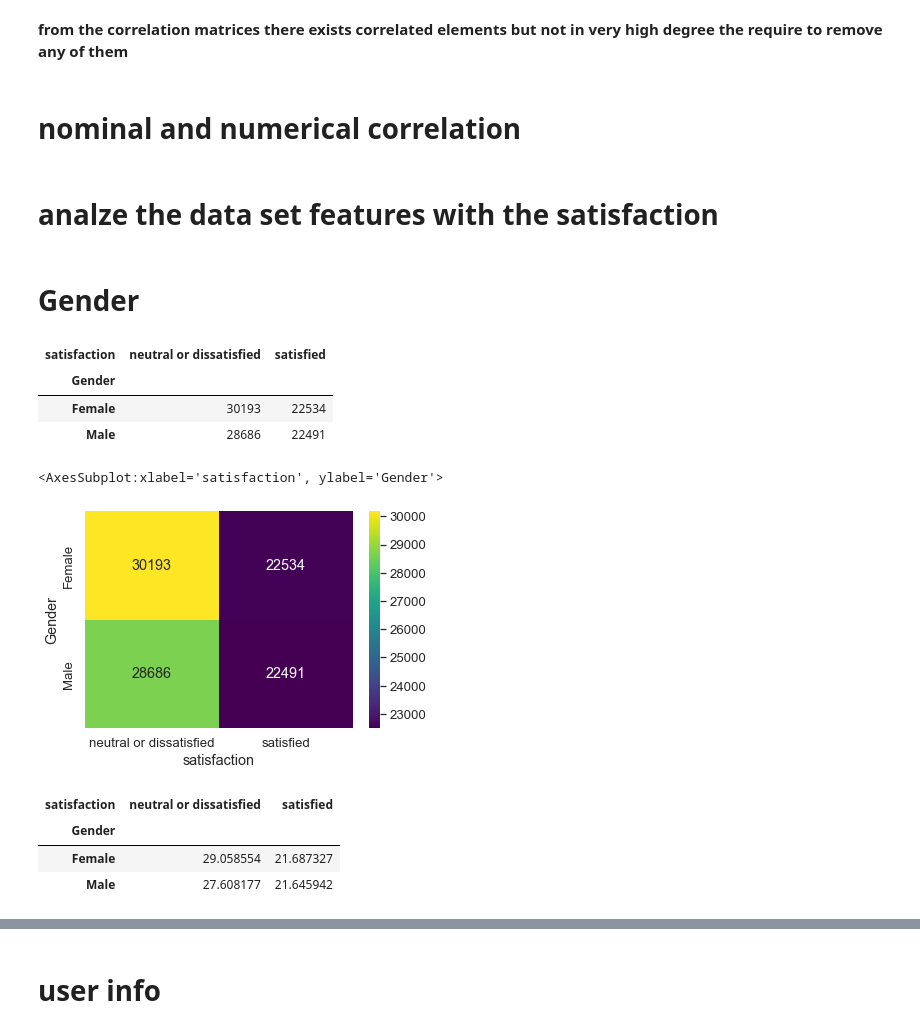
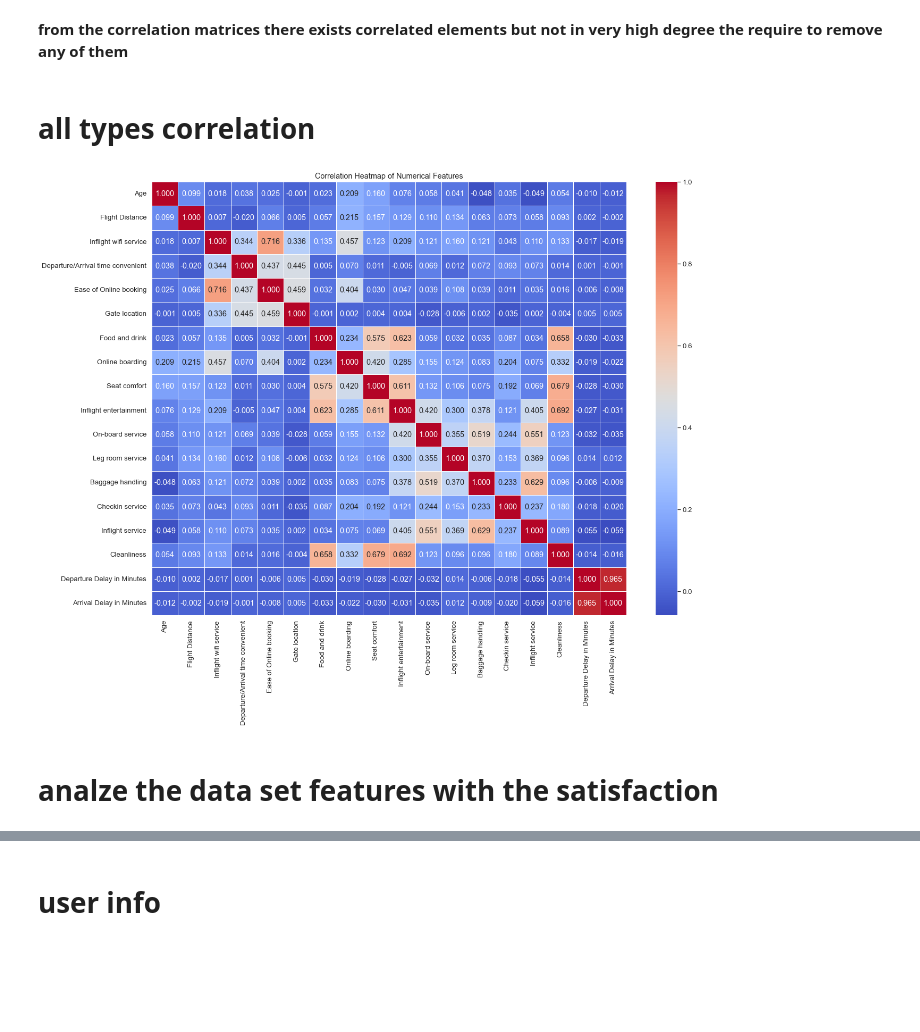
Before and after one commit to norhanreda/Air-line-passenger-satisfaction, a Jupyter notebook: visualisation.ipynb, the cells around one changed output, grey strips where cells are left out. Saved outputs shown, nothing was run; the diff lists cells and outputs as text; code cells hidden in the pictures; blank space fills up the shorter version.

```diff
--- a/visualisation.ipynb
+++ b/visualisation.ipynb
@@ -404,5 +432,3 @@ plt.show()
 [figure]
 # %% [markdown]
 **from the correlation matrices there exists correlated elements but not in very high degree the require to remove any of them**
-# %% [markdown]
-# nominal and numerical correlation
@@ -423,24 +435,16 @@ nominal_features = train[['Gender', 'Customer Type', 'Type of Travel', 'Class']]
+# %% [markdown]
+# all types correlation
+# %%
+
+# Compute the correlation matrix
+correlation_matrix = train.corr()
+
+# Create a heatmap
+plt.figure(figsize=(20, 15))
+sns.heatmap(correlation_matrix, annot=True, cmap='coolwarm', fmt=".3f", linewidths=0.5)
+plt.title('Correlation Heatmap of Numerical Features')
+plt.show()
+# %% [output]
+[figure, added]
 # %% [markdown]
 # analze the data set features with the satisfaction
-# %% [markdown]
-# Gender
-# %%
-
-pd.crosstab(train["Gender"],train["satisfaction"])
-# %% [output]
-| satisfaction | neutral or dissatisfied | satisfied |
-| Gender |  |  |
-| Female | 30193 | 22534 |
-| Male | 28686 | 22491 |
-# %%
-sns.heatmap(pd.crosstab(train["Gender"],train["satisfaction"]), annot=True, cmap='viridis',fmt='d')
-# %% [output]
-<AxesSubplot:xlabel='satisfaction', ylabel='Gender'>
-[figure, removed]
-# %%
-pd.crosstab(train["Gender"],train["satisfaction"],normalize=True)*100
-# %% [output]
-| satisfaction | neutral or dissatisfied | satisfied |
-| Gender |  |  |
-| Female | 29.058554 | 21.687327 |
-| Male | 27.608177 | 21.645942 |
```
Also changed, not shown: parts of 24 cells of this notebook, 1 other file.
